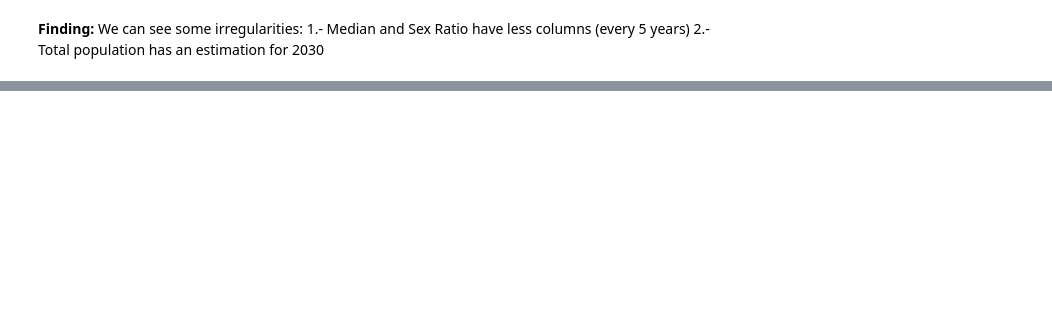
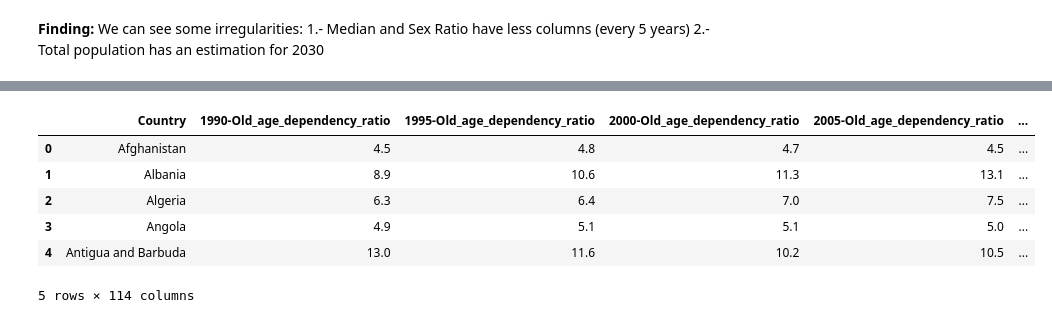
Before and after one commit to fernandoGitHub/ML_Projects, a Jupyter notebook: UNDP_Demographics_Data/UNDP_Demographics_Data_Analysis-Part_03.ipynb, the cells around one changed output, grey strips where cells are left out. Saved outputs shown, nothing was run; the diff lists cells and outputs as text; code cells hidden in the pictures; blank space fills up the shorter version.

```diff
--- a/UNDP_Demographics_Data/UNDP_Demographics_Data_Analysis-Part_03.ipynb
+++ b/UNDP_Demographics_Data/UNDP_Demographics_Data_Analysis-Part_03.ipynb
@@ -94,0 +44,26 @@ Saving to: ‘./raw_data/UNDP_Demographics_Data.zip’
+# %%
+_RAW_DATA_DIR = './raw_data/'
+_ZIP_FILENAME = 'UNDP-Processed.zip'
+_UTILS_FILENAME = 'UNDP_utils.py'
+_DATA_REP_URL = 'https://github.com/fernandoGitHub/ML_Projects/raw/main/UNDP_Demographics_Data/data/'
+_UTILS_REP_URL = 'https://github.com/fernandoGitHub/ML_Projects/raw/main/UNDP_Demographics_Data/'
+
+_ZIP_FULL_PATH = os.path.join(_RAW_DATA_DIR, _ZIP_FILENAME)
+_ZIP_URL_PATH = os.path.join(_DATA_REP_URL, _ZIP_FILENAME)
+_UTILS_URL_PATH = os.path.join(_UTILS_REP_URL, _UTILS_FILENAME)
+_UTILS_FULL_PATH = os.path.join('.', _UTILS_FILENAME)
+
+if os.path.isdir('./sample_data'):
+  shutil.rmtree('./sample_data')
+
+if not os.path.isdir(_RAW_DATA_DIR):
+  os.makedirs(_RAW_DATA_DIR)
+
+if not os.path.isfile(_UTILS_FULL_PATH):
+  file_name = wget.download(_UTILS_URL_PATH)
+  print(f"Fetching from GitHub: {file_name} ...")
+
+if not os.path.isfile(_ZIP_FULL_PATH):
+  file_name = wget.download(_ZIP_URL_PATH)
+  print(f"Fetching from GitHub: {file_name} ...")
+  os.replace(os.path.join('.', _ZIP_FILENAME), _ZIP_FULL_PATH)
@@ -319,0 +121,15 @@ res_df.to_csv('./processed_data/UNDP_Demographics_Data.csv', index=False)
+# %%
+# 1. Load the entire dataset in UNDP_Demographics_Data.csv to a raw dataframe
+_raw_data_file = os.path.join(_RAW_DATA_DIR, 'UNDP_Demographics_Data.csv')
+
+df_raw = pd.read_csv(_raw_data_file)
+# %%
+df_raw.head()
+# %% [output]
+|  | Country | 1990-Old_age_dependency_ratio | 1995-Old_age_dependency_ratio | 2000-Old_age_dependency_ratio | 2005-Old_age_dependency_ratio | ... |
+| 0 | Afghanistan | 4.5 | 4.8 | 4.7 | 4.5 | ... |
+| 1 | Albania | 8.9 | 10.6 | 11.3 | 13.1 | ... |
+| 2 | Algeria | 6.3 | 6.4 | 7.0 | 7.5 | ... |
+| 3 | Angola | 4.9 | 5.1 | 5.1 | 5.0 | ... |
+| 4 | Antigua and Barbuda | 13.0 | 11.6 | 10.2 | 10.5 | ... |
+5 rows × 114 columns
```
Also changed, not shown: parts of 40 cells of this notebook.
